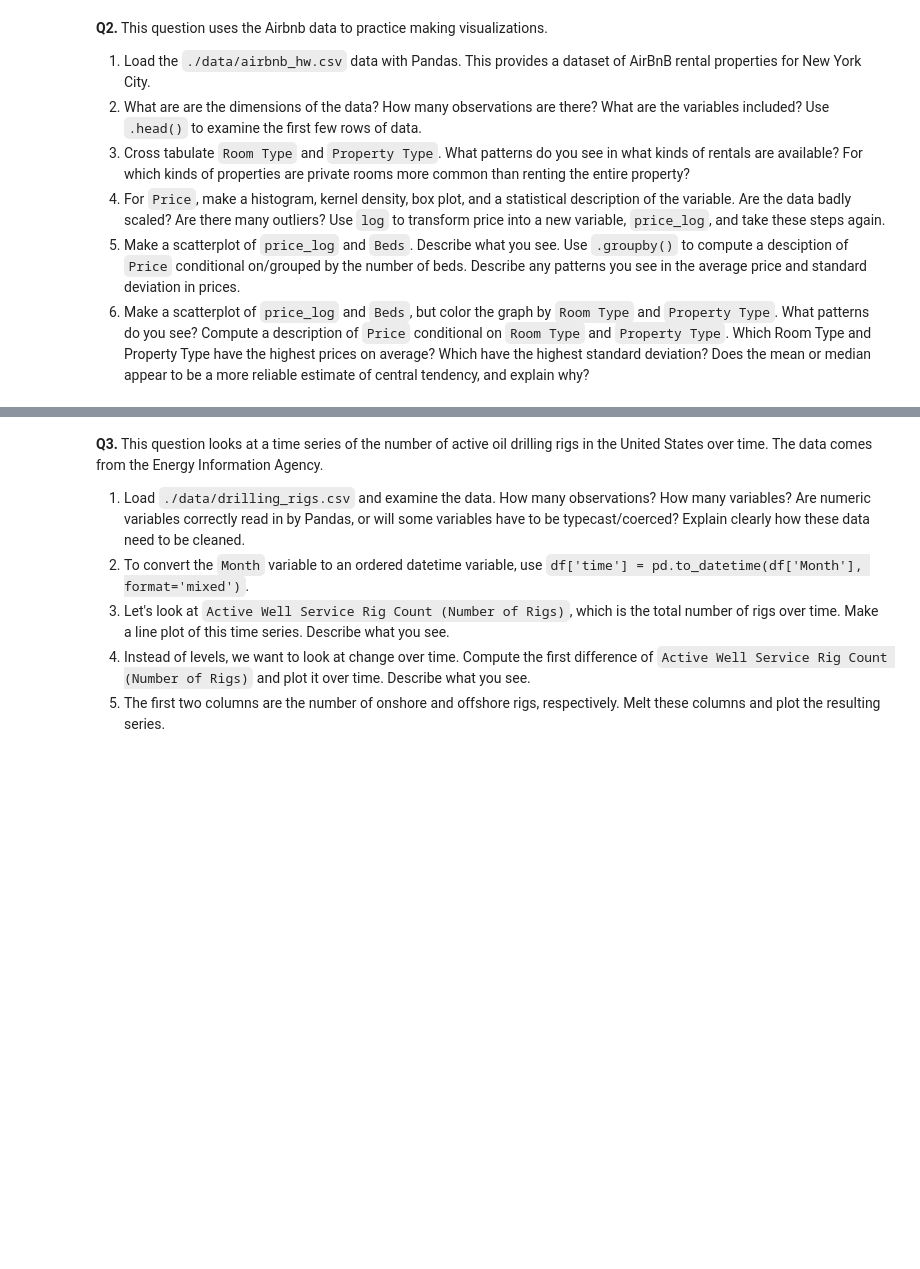
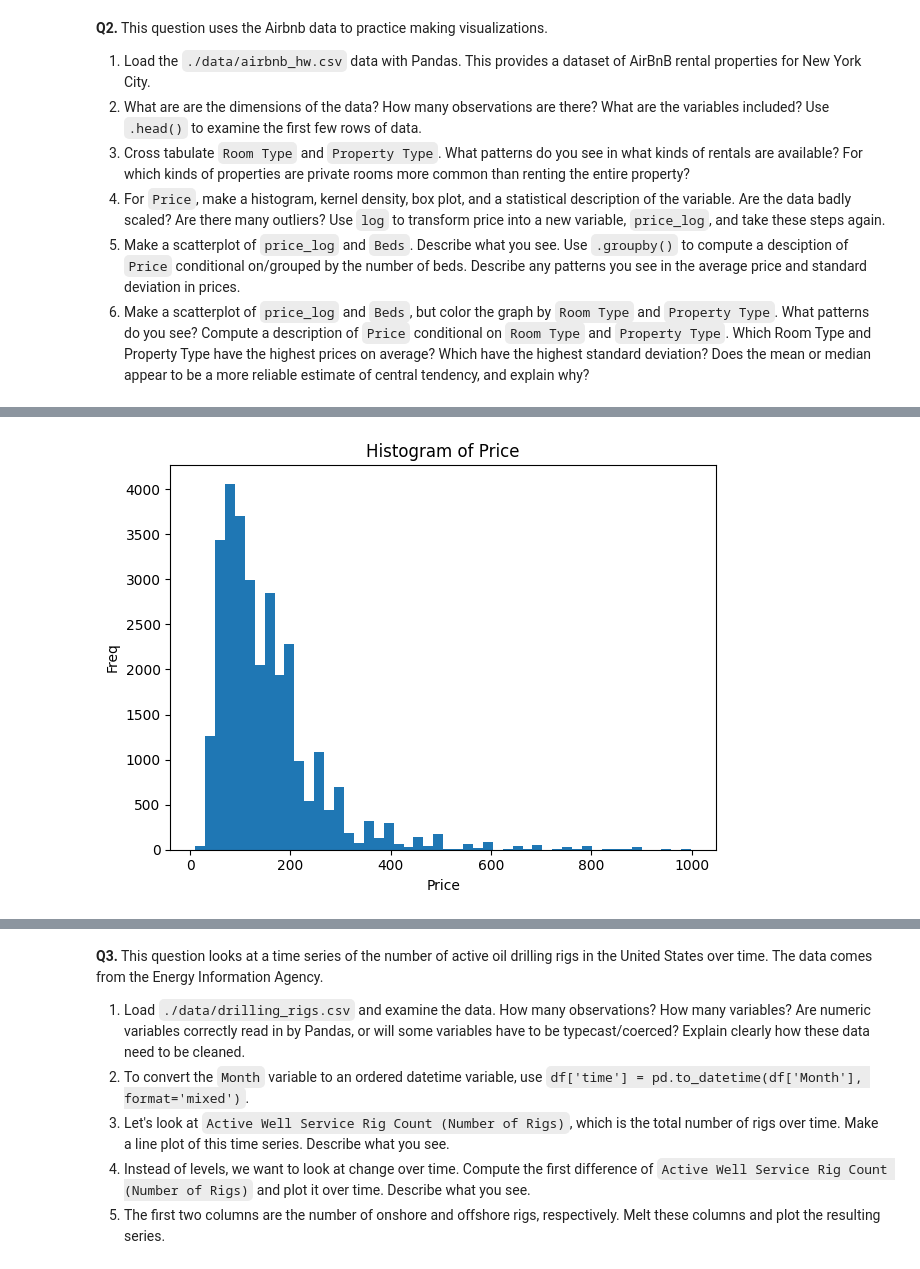
Before and after one commit to shawnmalik1/eda_assignment, a Jupyter notebook: assignment.ipynb, the cells around one changed output, grey strips where cells are left out. Saved outputs shown, nothing was run; the diff lists cells and outputs as text; code cells hidden in the pictures; blank space fills up the shorter version.

```diff
--- a/assignment.ipynb
+++ b/assignment.ipynb
@@ -33,3 +33,84 @@ See Shawn Malik_EDA Q1.pdf attachment in GitHub repo
   4. For `Price`, make a histogram, kernel density, box plot, and a statistical description of the variable. Are the data badly scaled? Are there many outliers? Use `log` to transform price into a new variable, `price_log`, and take these steps again.
   5. Make a scatterplot of `price_log` and `Beds`. Describe what you see. Use `.groupby()` to compute a desciption of `Price` conditional on/grouped by the number of beds. Describe any patterns you see in the average price and standard deviation in prices.
   6. Make a scatterplot of `price_log` and `Beds`, but color the graph by `Room Type` and `Property Type`. What patterns do you see? Compute a description of `Price` conditional on `Room Type` and `Property Type`. Which Room Type and Property Type have the highest prices on average? Which have the highest standard deviation? Does the mean or median appear to be a more reliable estimate of central tendency, and explain why?
+# %%
+# Q2: Airbnb visualizations and summaries (matplotlib only)
+import re, numpy as np, pandas as pd, matplotlib.pyplot as plt
+
+# 1
+CSV_PATH = "./data/airbnb_hw.csv"
+df = pd.read_csv(CSV_PATH)
+
+def norm(s): return re.sub(r'[^a-z0-9]+','', s.lower())
+col_map = {norm(c): c for c in df.columns}
+room = col_map.get("roomtype") or col_map.get("room_type")
+prop = col_map.get("propertytype") or col_map.get("property_type")
+price = col_map.get("price")
+beds  = col_map.get("beds") or col_map.get("bed") or col_map.get("bedrooms")
+
+# 2) Dimensions, variables, head
+print("Shape:", df.shape)
+print("Columns:", list(df.columns))
+display(df.head())
+
+# 3) Crosstab Room Type x Property Type
+ct_counts = pd.crosstab(df[room], df[prop], dropna=False)
+ct_rowpct = pd.crosstab(df[room], df[prop], normalize="index", dropna=False)*100
+display(ct_counts)
+display(ct_rowpct.round(2))
+
+# 4) Price plots + describe; then log-transform and repeat
+df[price] = pd.to_numeric(df[price], errors='coerce')
+p = df[price].dropna()
+display(p.describe(percentiles=[.25,.5,.75]).to_frame("Price"))
+plt.figure(); plt.hist(p, bins=50); plt.title("Histogram of Price"); plt.xlabel("Price"); plt.ylabel("Freq"); plt.tight_layout(); plt.show()
+try:
+    if len(p)>=2:
+        ax = p.plot(kind="kde", title="Kernel Density of Price"); ax.set_xlabel("Price"); plt.tight_layout(); plt.show()
+except:
+    plt.figure(); plt.hist(p, bins=50, density=True); plt.title("Density proxy (Price)"); plt.tight_layout(); plt.show()
+plt.figure(); plt.boxplot(p.values, vert=True, showfliers=True); plt.title("Box plot of Price"); plt.ylabel("Price"); plt.tight_layout(); plt.show()
+
+df["price_log"] = np.where(df[price]>0, np.log(df[price]), np.nan)
+pl = df["price_log"].dropna()
+display(pl.describe(percentiles=[.25,.5,.75]).to_frame("log(Price)"))
+plt.figure(); plt.hist(pl, bins=50); plt.title("Histogram of log(Price)"); plt.xlabel("log(Price)"); plt.ylabel("Freq"); plt.tight_layout(); plt.show()
+try:
+    if len(pl)>=2:
+        ax = pl.plot(kind="kde", title="Kernel Density of log(Price)"); ax.set_xlabel("log(Price)"); plt.tight_layout(); plt.show()
+except:
+    plt.figure(); plt.hist(pl, bins=50, density=True); plt.title("Density proxy (log Price)"); plt.tight_layout(); plt.show()
+plt.figure(); plt.boxplot(pl.values, vert=True, showfliers=True); plt.title("Box plot of log(Price)"); plt.ylabel("log(Price)"); plt.tight_layout(); plt.show()
+
+# 5) Scatter price_log vs Beds; groupby Beds summary
+df[beds] = pd.to_numeric(df[beds], errors='coerce')
+mask = df["price_log"].notna() & df[beds].notna()
+plt.figure(); plt.scatter(df.loc[mask, beds], df.loc[mask, "price_log"], alpha=0.6)
+plt.title("Scatter: log(Price) vs Beds"); plt.xlabel("Beds"); plt.ylabel("log(Price)"); plt.tight_layout(); plt.show()
+beds_summary = (df.dropna(subset=[beds, price]).groupby(beds)[price]
+                .agg(['count','mean','median','std','min','max']).sort_index())
+display(beds_summary)
+
+# 6) Colored scatter by Room & Property; group summary
+df["_combo"] = df[room].astype(str).str.strip() + " | " + df[prop].astype(str).str.strip()
+top = set(df["_combo"].value_counts().head(10).index)
+plt.figure()
+for combo, sub in df[mask].groupby("_combo"):
+    if combo in top:
+        plt.scatter(sub[beds], sub["price_log"], label=combo, alpha=0.6)
+    else:
+        plt.scatter(sub[beds], sub["price_log"], alpha=0.25)
+plt.title("Scatter: log(Price) vs Beds (colored by Room & Property)"); plt.xlabel("Beds"); plt.ylabel("log(Price)")
+plt.legend(loc="best", fontsize="small"); plt.tight_layout(); plt.show()
+
+rp_summary = (df.dropna(subset=[room, prop, price])
+              .groupby([room, prop])[price]
+              .agg(['count','mean','median','std','min','max'])
+              .sort_values(by='mean', ascending=False))
+display(rp_summary)
+
+# Quick highlights
+print("\nHighest mean price:", rp_summary['mean'].idxmax(), float(rp_summary['mean'].max()))
+print("Highest std (most variable):", rp_summary['std'].idxmax(), float(rp_summary['std'].max()))
+print("\nTip: Means are sensitive to outliers and right-skew; medians are more robust, especially for price.")
+# %% [output]
@@ -35,0 +144 @@ See Shawn Malik_EDA Q1.pdf attachment in GitHub repo
+[figure, added]
```
Also changed, not shown: parts of 5 cells of this notebook.
